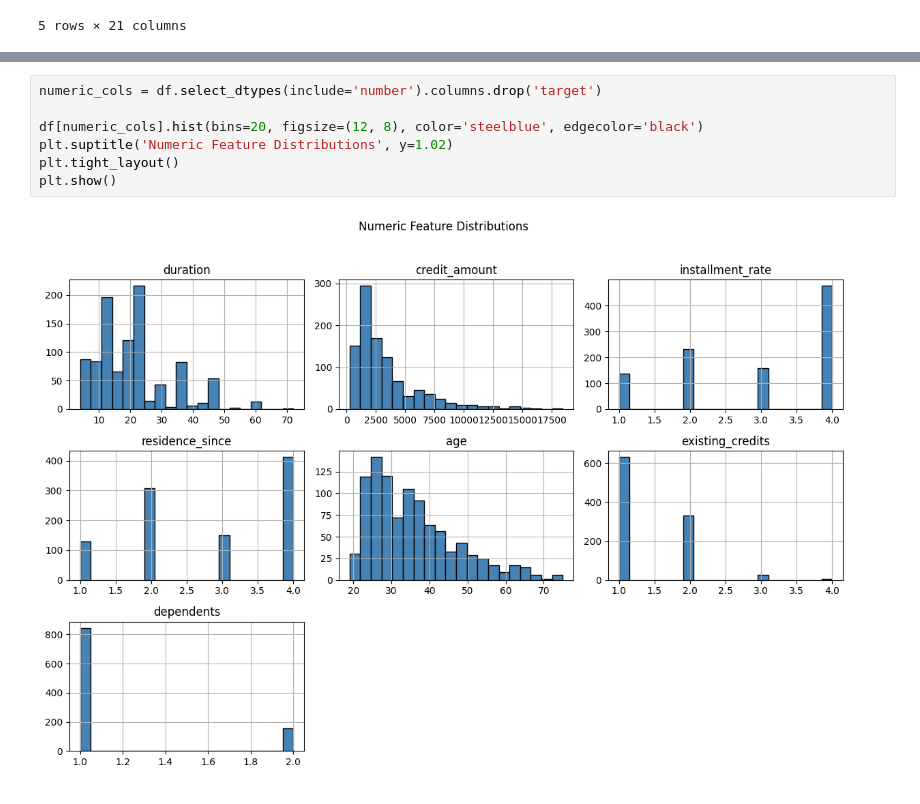
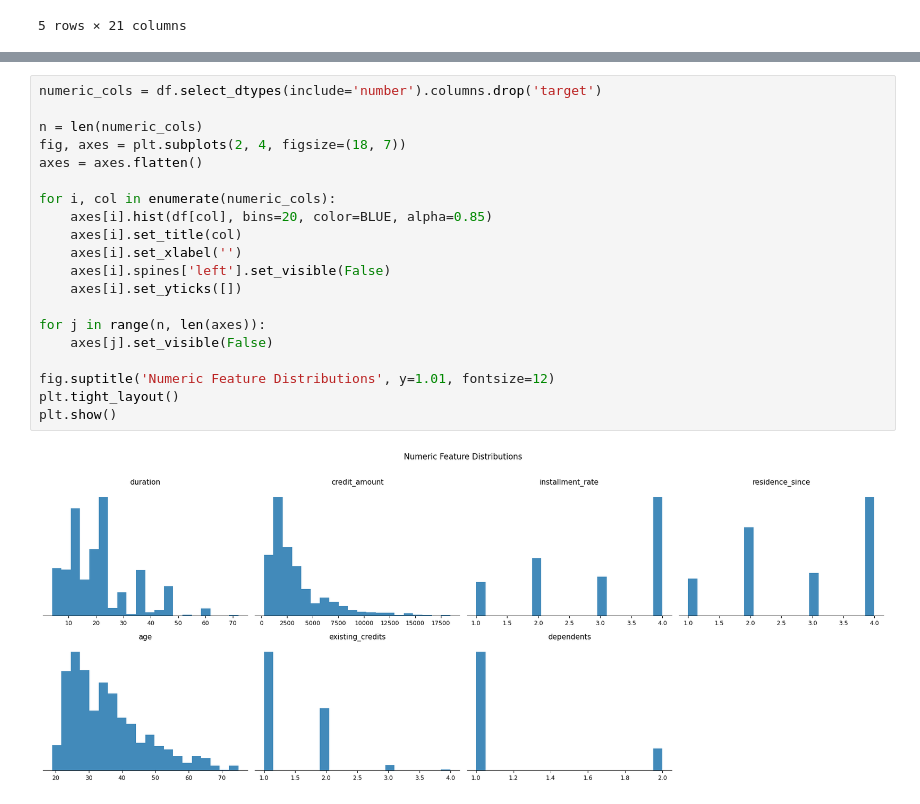
Before and after one commit to danibaum8/credit-risk-scorecard, a Jupyter notebook: 02_eda.ipynb, the cells around one changed output, grey strips where cells are left out. Drawn from its saved outputs; the diff is of its cells as text.

```diff
--- a/02_eda.ipynb
+++ b/02_eda.ipynb
@@ -38,10 +73,23 @@ Name: count, dtype: int64
 # %%
 numeric_cols = df.select_dtypes(include='number').columns.drop('target')
 
-df[numeric_cols].hist(bins=20, figsize=(12, 8), color='steelblue', edgecolor='black')
-plt.suptitle('Numeric Feature Distributions', y=1.02)
+n = len(numeric_cols)
+fig, axes = plt.subplots(2, 4, figsize=(18, 7))
+axes = axes.flatten()
+
+for i, col in enumerate(numeric_cols):
+    axes[i].hist(df[col], bins=20, color=BLUE, alpha=0.85)
+    axes[i].set_title(col)
+    axes[i].set_xlabel('')
+    axes[i].spines['left'].set_visible(False)
+    axes[i].set_yticks([])
+
+for j in range(n, len(axes)):
+    axes[j].set_visible(False)
+
+fig.suptitle('Numeric Feature Distributions', y=1.01, fontsize=12)
 plt.tight_layout()
 plt.show()
 # %% [output]
-[figure, old version]
+[figure, new version]
 # %%
```
Also changed, not shown: parts of 3 cells of this notebook, 2 other files.
